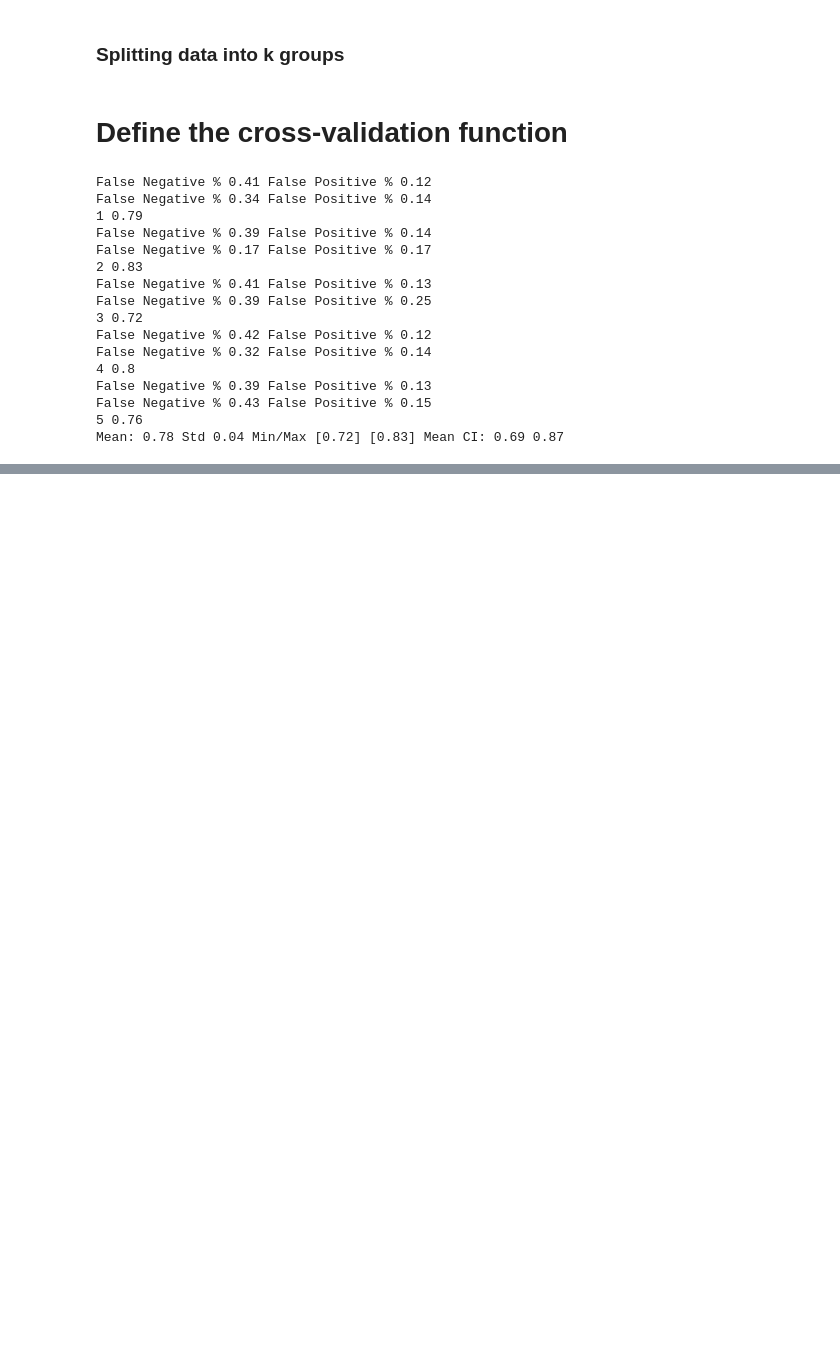
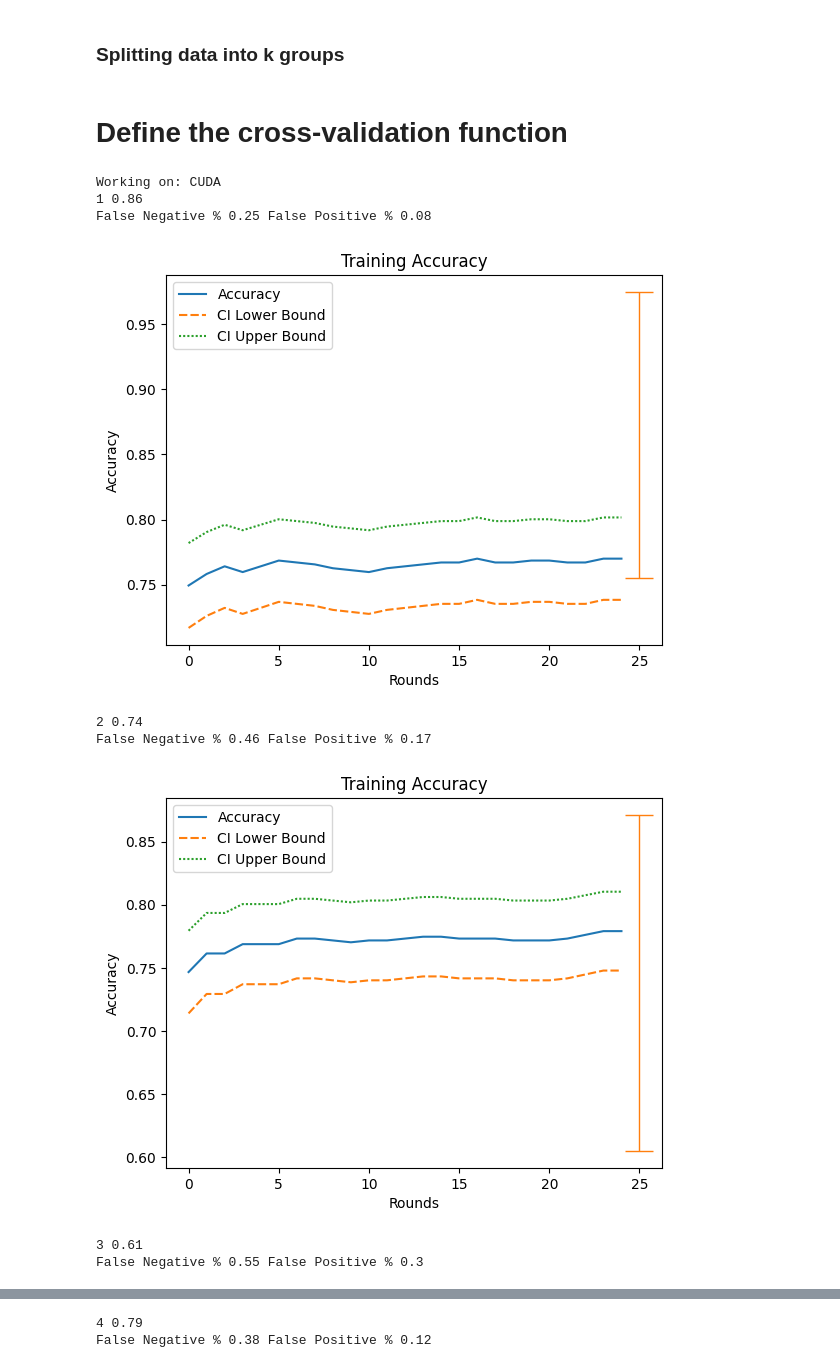
Before and after one commit to PeterVL02/Diabetes-Classifier, a Jupyter notebook: diabetes_classifier.ipynb, the cells around one changed output, grey strips where cells are left out. Saved outputs shown, nothing was run; the diff lists cells and outputs as text; code cells hidden in the pictures; blank space fills up the shorter version.

Commit message:
Falsk negativ, falsk positiv og muligt at udelade kolonner

```diff
--- a/diabetes_classifier.ipynb
+++ b/diabetes_classifier.ipynb
@@ -309,6 +300,7 @@ def k_split(DataFrame, k, RemoveOutliers=False, ImputeMissing=False):
 # Define the cross-validation function
 # %%
 def cross_validate(training_data, test_data, pcs, n_pcs, learning_rate, rtt, plot=False, loading=False):
+    print(f'Working on:', 'CUDA' if torch.cuda.is_available() else 'CPU')
     validation_stats = []
     for i in range(len(training_data)):
         X= training_data[i]
@@ -327,9 +319,10 @@ def cross_validate(training_data, test_data, pcs, n_pcs, learning_rate, rtt, plo
 
         if loading: print('\nEval')
         agent = Agent(training=False, file_path='Classifier_models/model/0_model.pth', data=Y, inputs=n_pcs)
-        final_stats = agent.train(1, loading=loading, pcs=components)
-        final_accuracy, final_lower_bound, final_upper_bound = [stat[0] for stat in final_stats]
+        final_stats = agent.train(1, loading=loading, pcs=components, evaluating=True)
+        final_accuracy, final_lower_bound, final_upper_bound, positive_acc, negative_acc = [stat[0] for stat in final_stats]
         print(i+1,round(final_accuracy,2))
+        print('False Negative %', np.round(1-positive_acc,2), 'False Positive %', np.round(1-negative_acc,2),'\n')
 
         if plot:
             plt.errorbar(x=rtt, y= final_accuracy, yerr=(final_upper_bound-final_lower_bound)/2, elinewidth=1,
@@ -338,49 +331,56 @@ def cross_validate(training_data, test_data, pcs, n_pcs, learning_rate, rtt, plo
         validation_stats.append(final_stats)
     return validation_stats
 # %%
-# df = remove_nan(df)
-# df = remove_outliers(df)
-X_data, Y_data, pc_array = k_split(df, 5, RemoveOutliers=True, ImputeMissing=True)
-X_data, Y_data, pc_array
+## Decide on k
+k = 10
 
 ## How many times to go train on the dataset before evaluating?
 rounds_to_train = 25
 
 ## How many principal components should be used?
-number_of_pcs = 1
+number_of_pcs = 0
 
 ## Learning Rate
 LR = 0.0001
 
+# Which coloumns to drop when standardizing and giving to model. 'Outcome' should be dropped
+# If any other columns shold be dropped (for feature engineering purposes), these can be specified here as well:
+drop_coloumns = ['Outcome', 'DiabetesPedigreeFunction']
+
+# Get all remaining columns in lists
+features = [col for col in df.columns if col not in [kol for kol in drop_coloumns]]
+
+## Create Data from DataFrame
+X_data, Y_data, pc_array = k_split(df, k=k, RemoveOutliers=True, ImputeMissing=True)
+X_data, Y_data, pc_array
+
 ## Perform cross validation
-statistics = cross_validate(X_data,Y_data,pc_array, n_pcs=number_of_pcs, learning_rate = LR, rtt=rounds_to_train)
+statistics = cross_validate(X_data,Y_data,pc_array, n_pcs=number_of_pcs, learning_rate = LR, rtt=rounds_to_train, plot=True)
 
 ## Analyze the data
-means, low_means, high_means = [], [], []
+means, low_means, high_means, false_negatives, false_positives = [], [], [], [], []
 for run_stat in statistics:
     means.append(run_stat[0])
     low_means.append(run_stat[1])
     high_means.append(run_stat[2])
+    false_negatives.append(1-run_stat[3])
+    false_positives.append(1-run_stat[4])
+
 print('Mean:', np.round(np.mean(means),2), 'Std', np.round(np.std(means),2), 'Min/Max', np.round(min(means),2),
-      np.round(max(means),2), 'Mean CI:', np.round(np.mean(low_means),2), np.round(np.mean(high_means),2))
+      np.round(max(means),2), 'Mean CI:', np.round(np.mean(low_means),2), np.round(np.mean(high_means),2),
+      'Mean False Negatives:', np.round(np.mean(false_negatives),2),
+      'Mean False Positives:', np.round(np.mean(false_positives),2))
 
 
 # lr 0.0001, 50 runder: Mean 0.83 CI: 0.75 0.92
 # lr 0.0001, 20 runder, pc1 + pc2: Mean 0.85 CI: 0.77 0.93
 # %% [output]
-False Negative % 0.41 False Positive % 0.12
-False Negative % 0.34 False Positive % 0.14
-1 0.79
-False Negative % 0.39 False Positive % 0.14
-False Negative % 0.17 False Positive % 0.17
-2 0.83
-False Negative % 0.41 False Positive % 0.13
-False Negative % 0.39 False Positive % 0.25
-3 0.72
-False Negative % 0.42 False Positive % 0.12
-False Negative % 0.32 False Positive % 0.14
-4 0.8
-False Negative % 0.39 False Positive % 0.13
-False Negative % 0.43 False Positive % 0.15
-5 0.76
-Mean: 0.78 Std 0.04 Min/Max [0.72] [0.83] Mean CI: 0.69 0.87
+Working on: CUDA
+1 0.86
+False Negative % 0.25 False Positive % 0.08
+[figure, added]
+2 0.74
+False Negative % 0.46 False Positive % 0.17
+[figure, added]
+3 0.61
+False Negative % 0.55 False Positive % 0.3
@@ -386,0 +388,2 @@ Mean: 0.78 Std 0.04 Min/Max [0.72] [0.83] Mean CI: 0.69 0.87
+4 0.79
+False Negative % 0.38 False Positive % 0.12
```
Also changed, not shown: parts of 4 cells of this notebook, 1 other file.
